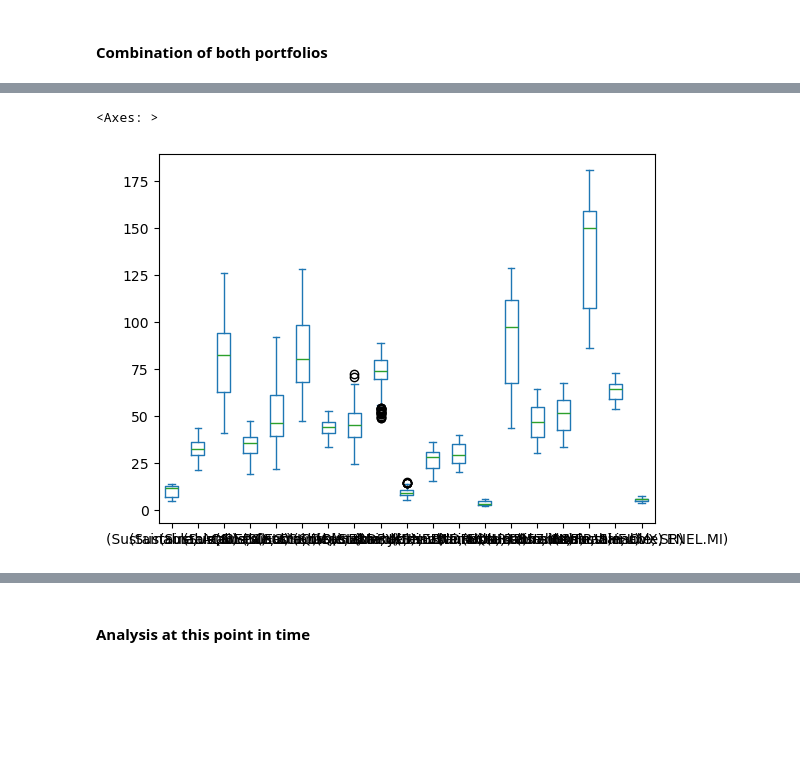
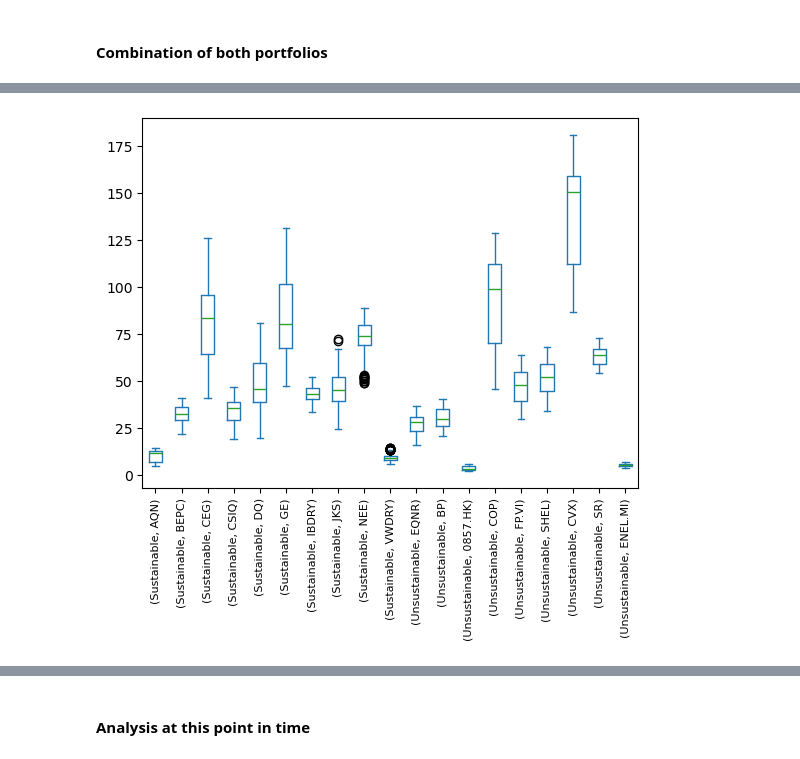
Before and after one commit to rezimarie/Python_Final_project, a Jupyter notebook: Exploratory data analysis.ipynb, the cells around one changed output, grey strips where cells are left out. Saved outputs shown, nothing was run; the diff lists cells and outputs as text; code cells hidden in the pictures; blank space fills up the shorter version.

```diff
--- a/Exploratory data analysis.ipynb
+++ b/Exploratory data analysis.ipynb
@@ -373,8 +381,16 @@ monthly_unsustain = df_unsustain.resample('M').mean()
 # %%
 #Box Plot for Distribution Analysis
 combined_data = pd.concat([df_sustain, df_unsustain], axis=1, keys=['Sustainable', 'Unsustainable'])
-combined_data.plot(kind='box')
+
+# Creating the box plot
+ax = combined_data.plot(kind='box')
+
+# Adjusting the X-axis labels
+ax.set_xticklabels(ax.get_xticklabels(), rotation=90)  # Rotate labels by 45 degrees
+ax.tick_params(axis='x', labelsize=8)  # Decrease font size of labels to 8
+
+# Displaying the plot
+plt.show()
 # %% [output]
-<Axes: >
-[figure, old version]
+[figure, new version]
 # %%
```
Also changed, not shown: parts of 27 cells of this notebook.
